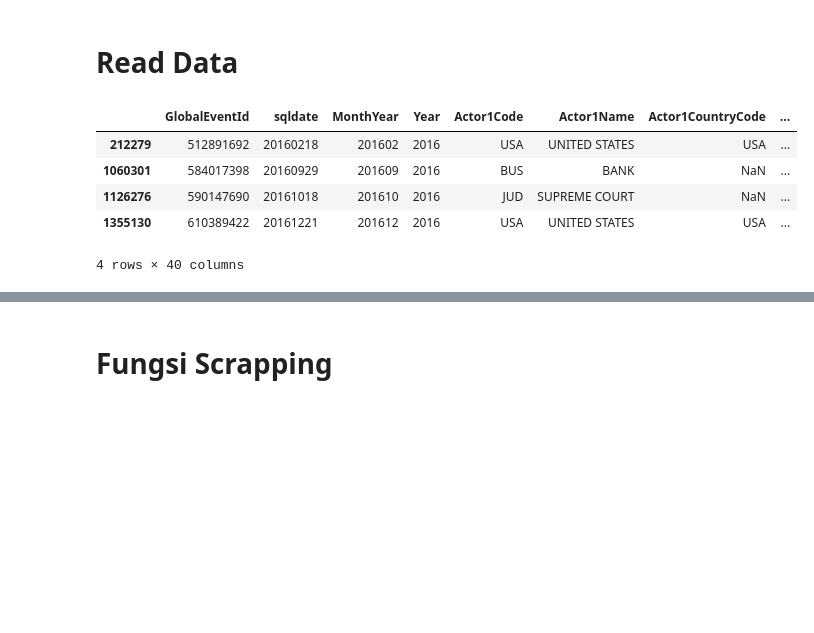
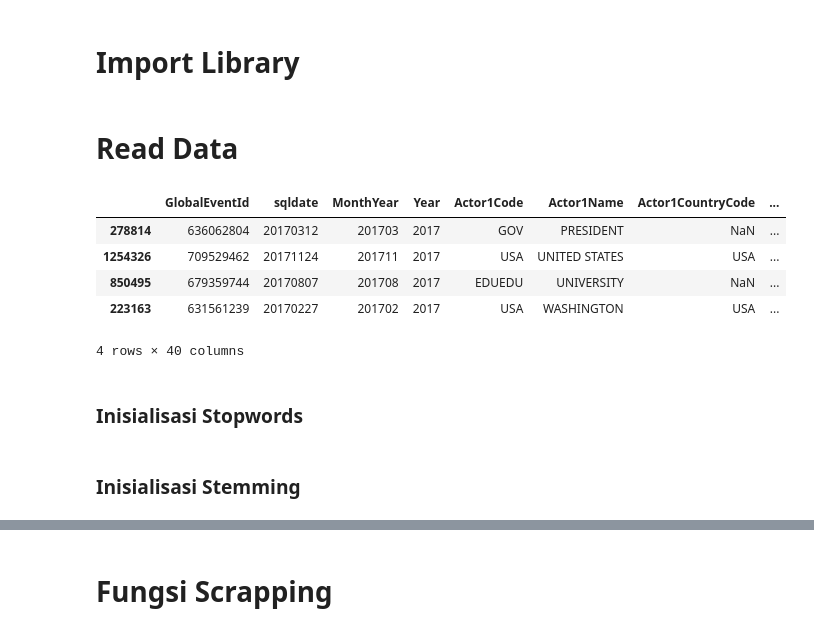
Before and after one commit to nikhilvenkatkumsetty/gdelt-2, a Jupyter notebook: Scraping Gdelt Newspaper.ipynb, the cells around one changed output, grey strips where cells are left out. Drawn from its saved outputs; the diff is of its cells as text; code cells hidden in the pictures; blank space fills up the shorter version.

```diff
--- a/Scraping Gdelt Newspaper.ipynb
+++ b/Scraping Gdelt Newspaper.ipynb
@@ -20,0 +1,2 @@ import operator
+# %% [markdown]
+# Import Library
@@ -32,15 +35,18 @@ header = ["GlobalEventId", "sqldate", "MonthYear","Year",
                "SOURCEURL"]
 # %%
 #ubah path_clean sesuai tempat clean di lokal
-path_clean = '2016-clean.csv'
+#path_clean = '2016-clean.csv'
+path_clean = 'E:/digitalent-project/csv/2017-clean.csv'
 data_gdelt = pd.read_csv(path_clean, delimiter = ',', encoding = "ISO-8859-1", names=header)
 data_gdelt.sample(4)
 # %% [output]
 |  | GlobalEventId | sqldate | MonthYear | Year | Actor1Code | Actor1Name | Actor1CountryCode | ... |
-| 212279 | 512891692 | 20160218 | 201602 | 2016 | USA | UNITED STATES | USA | ... |
-| 1060301 | 584017398 | 20160929 | 201609 | 2016 | BUS | BANK | NaN | ... |
-| 1126276 | 590147690 | 20161018 | 201610 | 2016 | JUD | SUPREME COURT | NaN | ... |
-| 1355130 | 610389422 | 20161221 | 201612 | 2016 | USA | UNITED STATES | USA | ... |
+| 278814 | 636062804 | 20170312 | 201703 | 2017 | GOV | PRESIDENT | NaN | ... |
+| 1254326 | 709529462 | 20171124 | 201711 | 2017 | USA | UNITED STATES | USA | ... |
+| 850495 | 679359744 | 20170807 | 201708 | 2017 | EDUEDU | UNIVERSITY | NaN | ... |
+| 223163 | 631561239 | 20170227 | 201702 | 2017 | USA | WASHINGTON | USA | ... |
 4 rows × 40 columns
+# %% [markdown]
+### Inisialisasi Stopwords
 # %%
 stop_words = set(stopwords.words('english'))
@@ -51,0 +53,2 @@ sample_ID = data_gdelt['GlobalEventId'][0]
+# %% [markdown]
+### Inisialisasi Stemming
```
Also changed, not shown: parts of 37 cells of this notebook.
